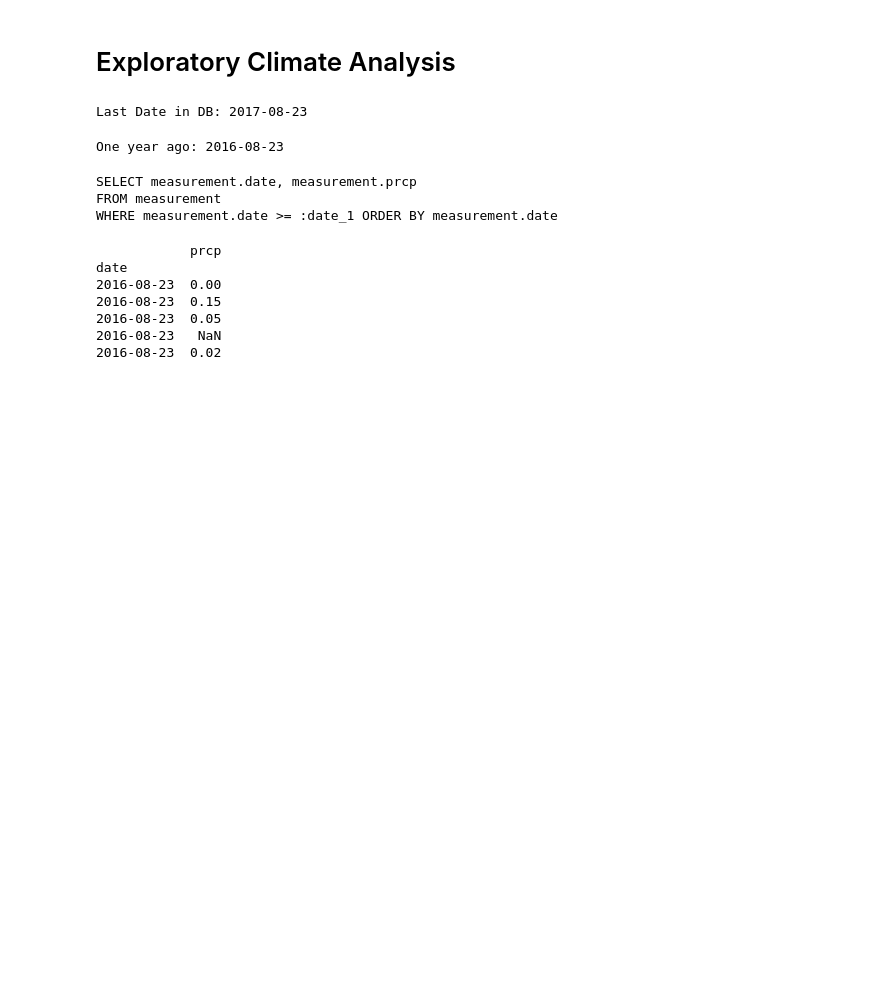
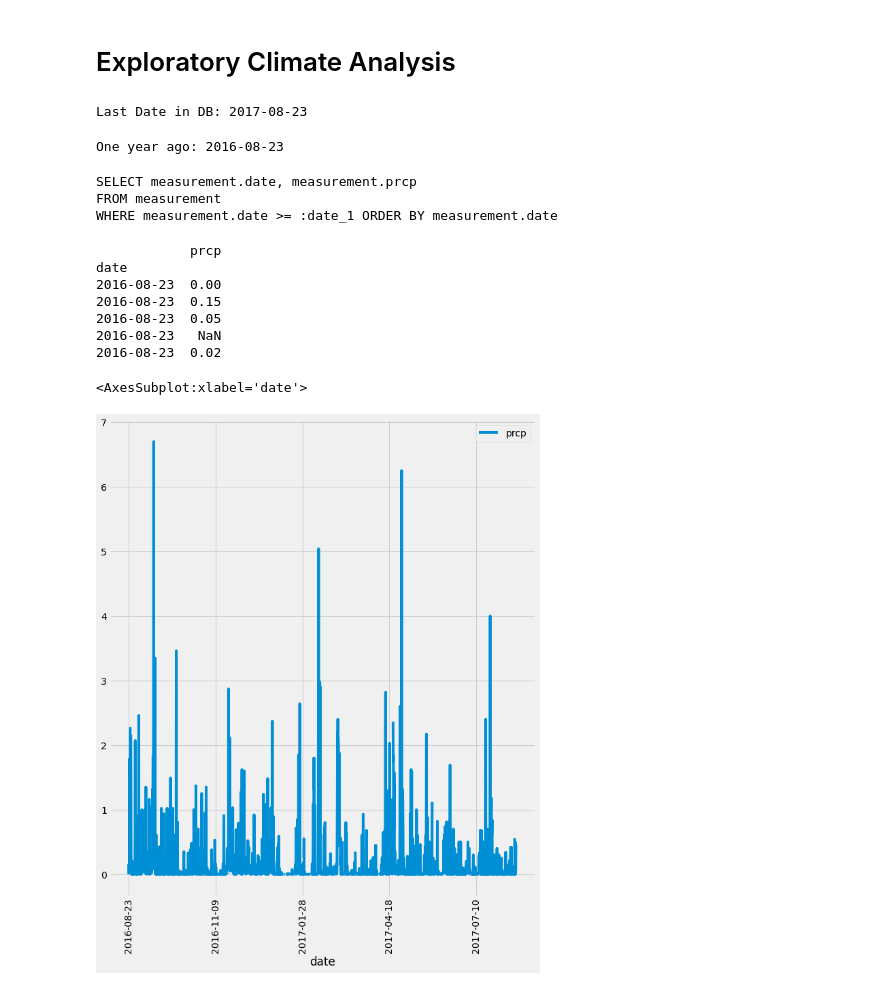
Before and after one commit to Prarthna-design/sqlalchemy-challenge, a Jupyter notebook: climate_analysis.ipynb, the cells around one changed output. Cells and saved outputs as stored; diff of their text form; code cells hidden in the pictures; blank space fills up the shorter version.

Commit message:
# Use Pandas Plotting with Matplotlib to plot the data

```diff
--- a/climate_analysis.ipynb
+++ b/climate_analysis.ipynb
@@ -79,3 +79,9 @@ date
 2016-08-23  0.05
 2016-08-23   NaN
 2016-08-23  0.02
+# %%
+# Use Pandas Plotting with Matplotlib to plot the data
+new_df.plot(rot=90, figsize=(10,12))
+# %% [output]
+<AxesSubplot:xlabel='date'>
+[figure, added]
```
